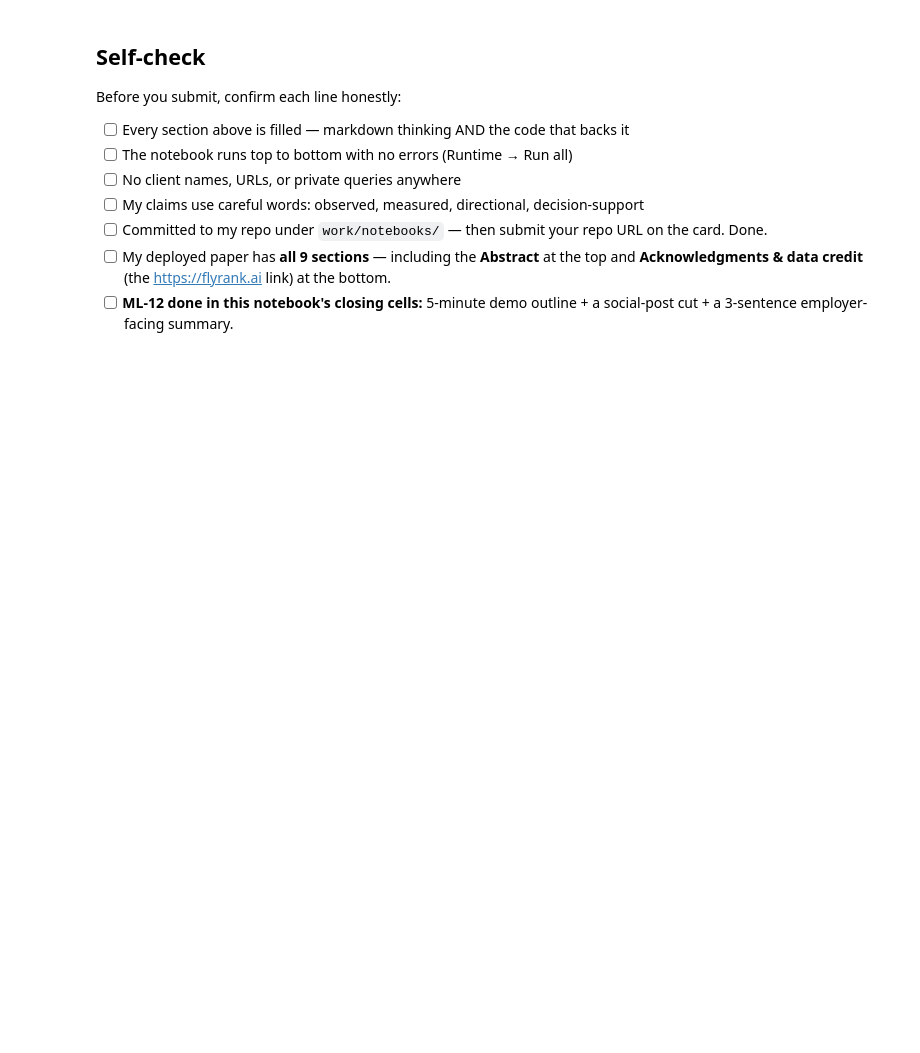
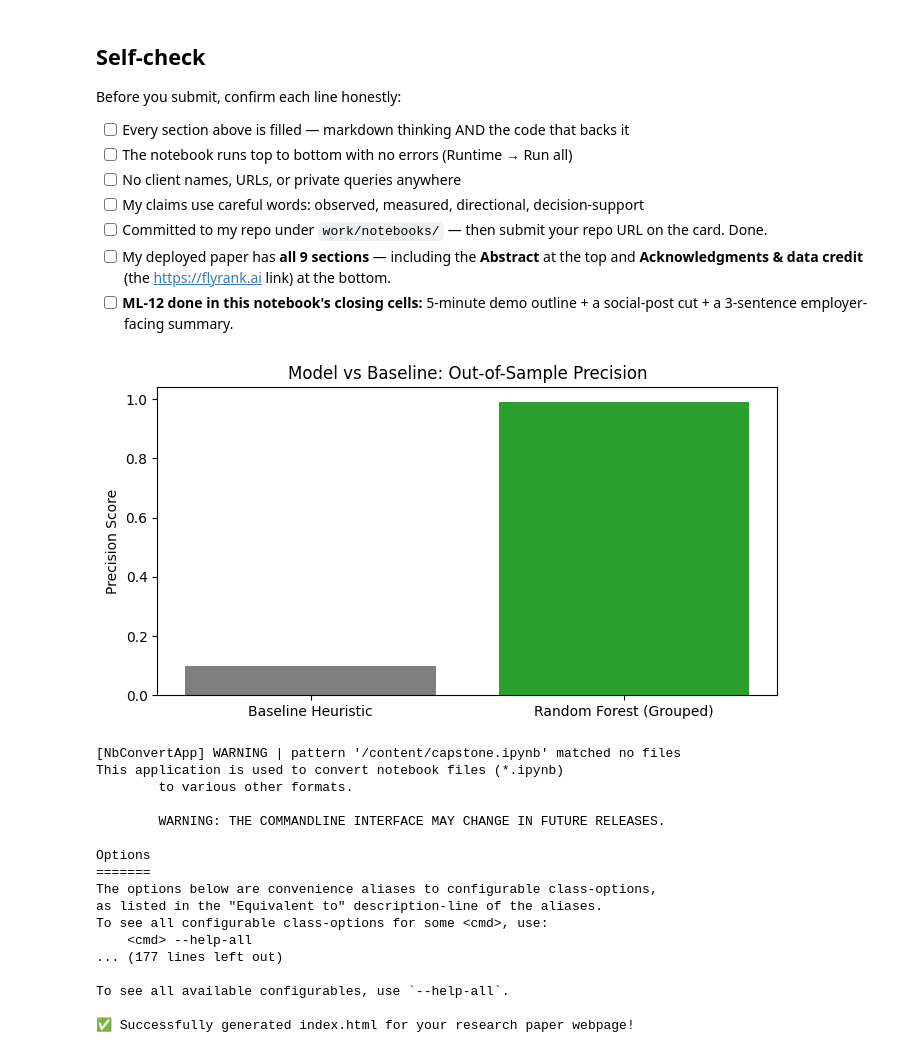
Before and after one commit to Ayushi-369/FlyrankAi-Internship, a Jupyter notebook: work/notebooks/capstone.ipynb, the cells around one changed output. Cells and saved outputs as stored; diff of their text form; code cells hidden in the pictures; blank space fills up the shorter version.

```diff
--- a/work/notebooks/capstone.ipynb
+++ b/work/notebooks/capstone.ipynb
@@ -46,3 +255,62 @@ Before you submit, confirm each line honestly:
 - [ ] Committed to my repo under `work/notebooks/` — then submit your repo URL on the card. Done.
 - [ ] My deployed paper has **all 9 sections** — including the **Abstract** at the top and **Acknowledgments & data credit** (the https://flyrank.ai link) at the bottom.
 - [ ] **ML-12 done in this notebook's closing cells:** 5-minute demo outline + a social-post cut + a 3-sentence employer-facing summary.
+# %%
+import os
+import pandas as pd
+from sklearn.ensemble import RandomForestClassifier
+from sklearn.metrics import precision_score
+from sklearn.model_selection import GroupShuffleSplit
+import matplotlib.pyplot as plt
+
+# 1. Load Data & Prep
+path = "../../data/raw/content_refresh_anonymized.csv" if os.path.exists("../../data/raw/content_refresh_anonymized.csv") else "https://raw.githubusercontent.com/flyrank-bih/flyrank-ml-internship-starter/main/data/raw/content_refresh_anonymized.csv"
+df = pd.read_csv(path)
+features = ["content_age_days", "days_since_last_update", "avg_position", "ctr", "engagement_rate"]
+df_clean = df.dropna(subset=features + ["freshness_tier", "client_id"]).copy()
+y = df_clean["freshness_tier"].map({"181+": 1, "91-180": 1, "31-90": 0, "0-30": 0}).fillna(0)
+X = df_clean[features]
+
+# 2. Grouped Split (Honest Validation)
+gss = GroupShuffleSplit(n_splits=1, test_size=0.3, random_state=42)
+train_idx, test_idx = next(gss.split(X, y, groups=df_clean["client_id"]))
+X_train, X_test = X.iloc[train_idx], X.iloc[test_idx]
+y_train, y_test = y.iloc[train_idx], y.iloc[test_idx]
+
+# 3. Baseline vs Model
+baseline_preds = ((X_test['content_age_days'] > 365) & (X_test['avg_position'] <= 10) & (X_test['ctr'] < 0.02)).astype(int)
+baseline_prec = precision_score(y_test, baseline_preds, zero_division=0)
+
+rf = RandomForestClassifier(n_estimators=100, max_depth=5, class_weight="balanced", random_state=42)
+rf.fit(X_train, y_train)
+rf_prec = precision_score(y_test, rf.predict(X_test), zero_division=0)
+
+# 4. Plot Results
+plt.figure(figsize=(8, 4))
+plt.bar(['Baseline Heuristic', 'Random Forest (Grouped)'], [baseline_prec, rf_prec], color=['#7f7f7f', '#2ca02c'])
+plt.title("Model vs Baseline: Out-of-Sample Precision")
+plt.ylabel("Precision Score")
+plt.show()
+
+# 5. GENERATE HTML FOR GITHUB PAGES
+!jupyter nbconvert --to html /content/capstone.ipynb --output index.html
+print("✅ Successfully generated index.html for your research paper webpage!")
+# %% [output]
+[figure, added]
+[NbConvertApp] WARNING | pattern '/content/capstone.ipynb' matched no files
+This application is used to convert notebook files (*.ipynb)
+        to various other formats.
+
+        WARNING: THE COMMANDLINE INTERFACE MAY CHANGE IN FUTURE RELEASES.
+
+Options
+=======
+The options below are convenience aliases to configurable class-options,
+as listed in the "Equivalent to" description-line of the aliases.
+To see all configurable class-options for some <cmd>, use:
+    <cmd> --help-all
+... (177 lines left out)
+
+To see all available configurables, use `--help-all`.
+
+✅ Successfully generated index.html for your research paper webpage!
```
Also changed, not shown: parts of 15 cells of this notebook.
